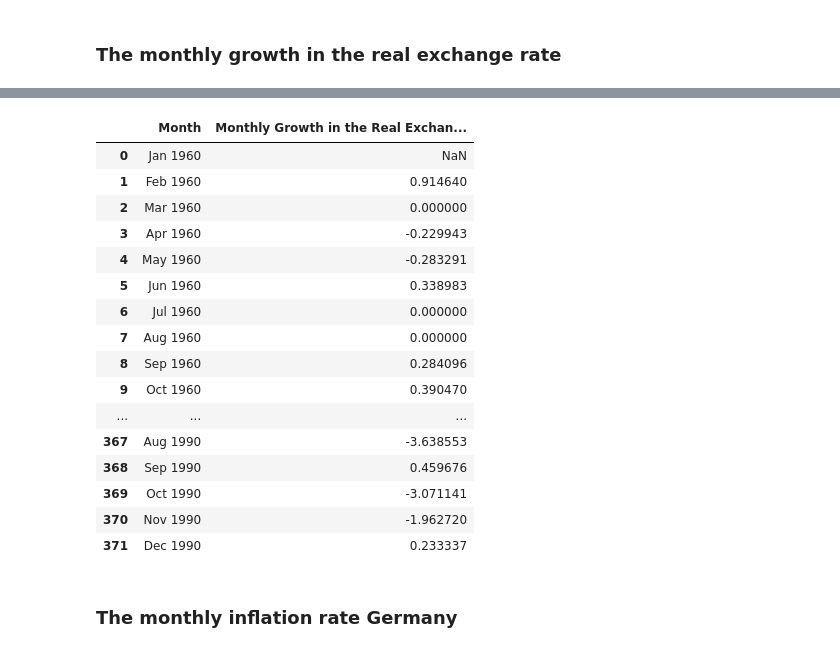
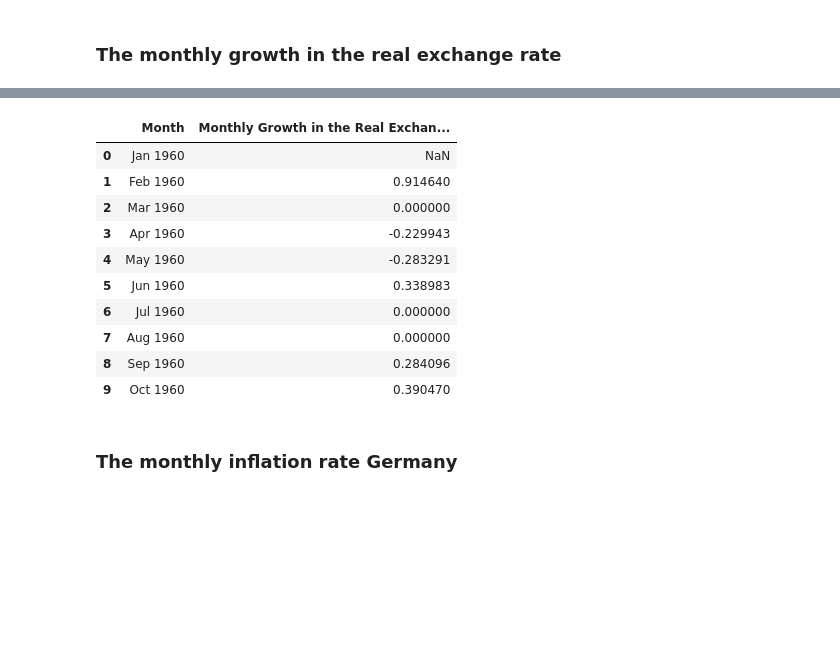
Before and after one commit to AmayP22/EC1B1_Coursework, a Jupyter notebook: EC1B1 Coursework.ipynb, the cells around one changed output, grey strips where cells are left out. Saved outputs shown, nothing was run; the diff lists cells and outputs as text; code cells hidden in the pictures; blank space fills up the shorter version.

```diff
--- a/EC1B1 Coursework.ipynb
+++ b/EC1B1 Coursework.ipynb
@@ -174,28 +128,22 @@ dtype: float64
 # %%
 monthly_real_er_data_df = pd.DataFrame(monthly_real_er_data).reset_index()
 monthly_real_er_data_df.columns = ['Month', 'Monthly Growth in the Real Exchange Rate (%)']
 new_month_names = merged_df.iloc[0, 2:].values
 monthly_real_er_data_df['Month'] = new_month_names
 
-display(monthly_real_er_data_df)
+monthly_real_er_data_df.head(10)
 # %% [output]
 |  | Month | Monthly Growth in the Real Exchan... |
 | 0 | Jan 1960 | NaN |
 | 1 | Feb 1960 | 0.914640 |
 | 2 | Mar 1960 | 0.000000 |
 | 3 | Apr 1960 | -0.229943 |
 | 4 | May 1960 | -0.283291 |
 | 5 | Jun 1960 | 0.338983 |
 | 6 | Jul 1960 | 0.000000 |
 | 7 | Aug 1960 | 0.000000 |
 | 8 | Sep 1960 | 0.284096 |
 | 9 | Oct 1960 | 0.390470 |
-| ... | ... | ... |
-| 367 | Aug 1990 | -3.638553 |
-| 368 | Sep 1990 | 0.459676 |
-| 369 | Oct 1990 | -3.071141 |
-| 370 | Nov 1990 | -1.962720 |
-| 371 | Dec 1990 | 0.233337 |
 # %% [markdown]
 ### The monthly inflation rate Germany
 # %%
```
Also changed, not shown: parts of 12 cells of this notebook.
